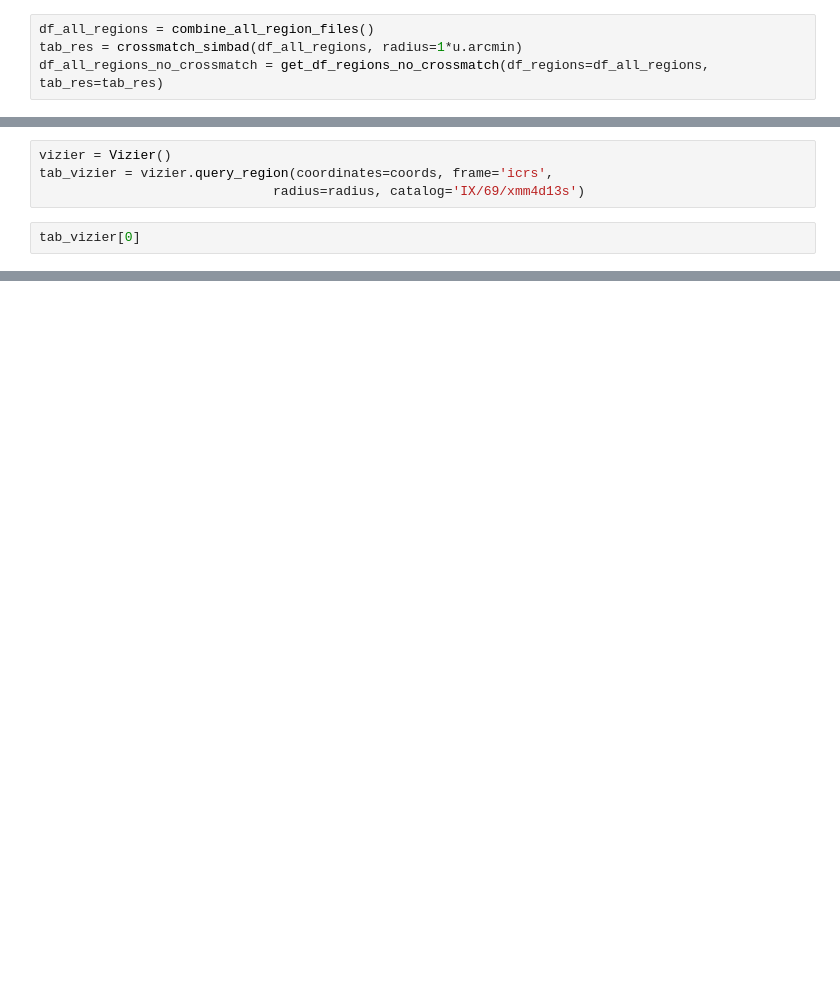
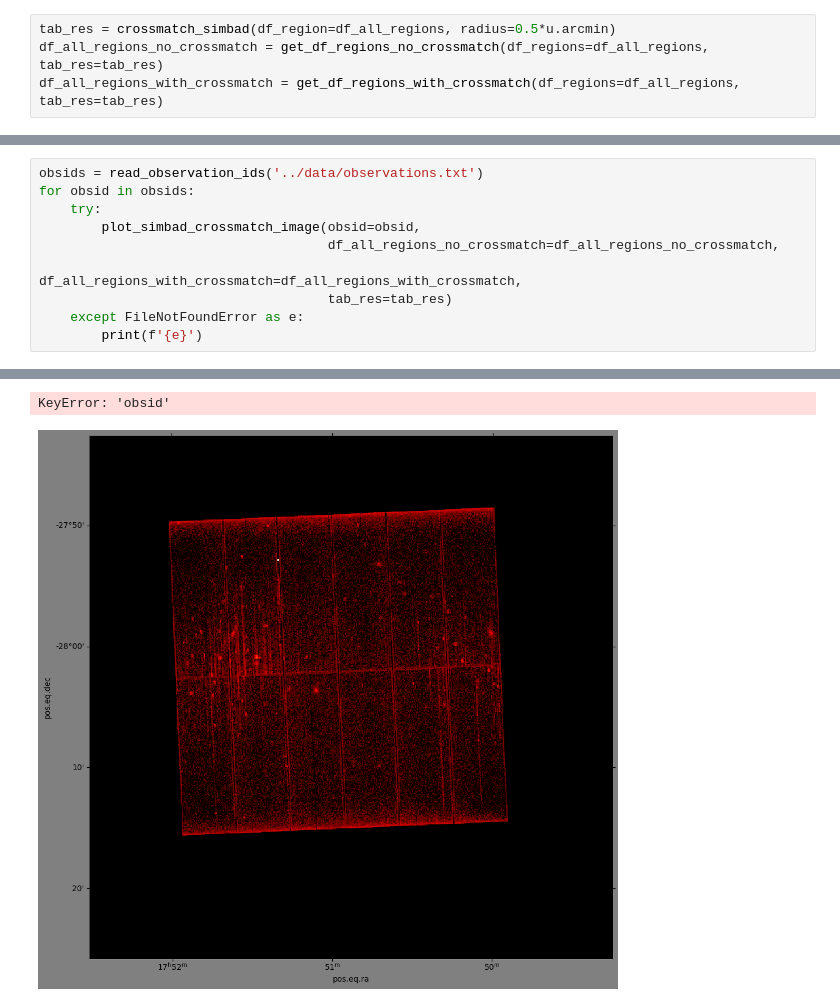
Before and after one commit to nx1/EXOD2, a Jupyter notebook: notebooks/crossmatching.ipynb, the cells around one changed output, grey strips where cells are left out. Saved outputs shown, nothing was run; the diff lists cells and outputs as text; blank space fills up the shorter version.

```diff
--- a/notebooks/crossmatching.ipynb
+++ b/notebooks/crossmatching.ipynb
@@ -15,4 +54,4 @@ from exod.post_processing.collate_results import combine_all_region_files, cross
 # %%
-df_all_regions = combine_all_region_files()
-tab_res = crossmatch_simbad(df_all_regions, radius=1*u.arcmin)
+tab_res = crossmatch_simbad(df_region=df_all_regions, radius=0.5*u.arcmin)
 df_all_regions_no_crossmatch = get_df_regions_no_crossmatch(df_regions=df_all_regions, tab_res=tab_res)
+df_all_regions_with_crossmatch = get_df_regions_with_crossmatch(df_regions=df_all_regions, tab_res=tab_res)
@@ -23,6 +85,11 @@ tab_res.to_pandas().value_counts('OTYPE')
-# %%
-vizier = Vizier()
-tab_vizier = vizier.query_region(coordinates=coords, frame='icrs',
-                              radius=radius, catalog='IX/69/xmm4d13s')
-# %%
-tab_vizier[0]
+# %%
+obsids = read_observation_ids('../data/observations.txt')
+for obsid in obsids:
+    try:
+        plot_simbad_crossmatch_image(obsid=obsid,
+                                     df_all_regions_no_crossmatch=df_all_regions_no_crossmatch,
+                                     df_all_regions_with_crossmatch=df_all_regions_with_crossmatch,
+                                     tab_res=tab_res)
+    except FileNotFoundError as e:
+        print(f'{e}')
+# %% [output]
@@ -28,0 +97,2 @@ tab_vizier[0]
+KeyError: 'obsid'
+[figure, added]
```
Also changed, not shown: parts of 12 cells of this notebook, 27 other files.
